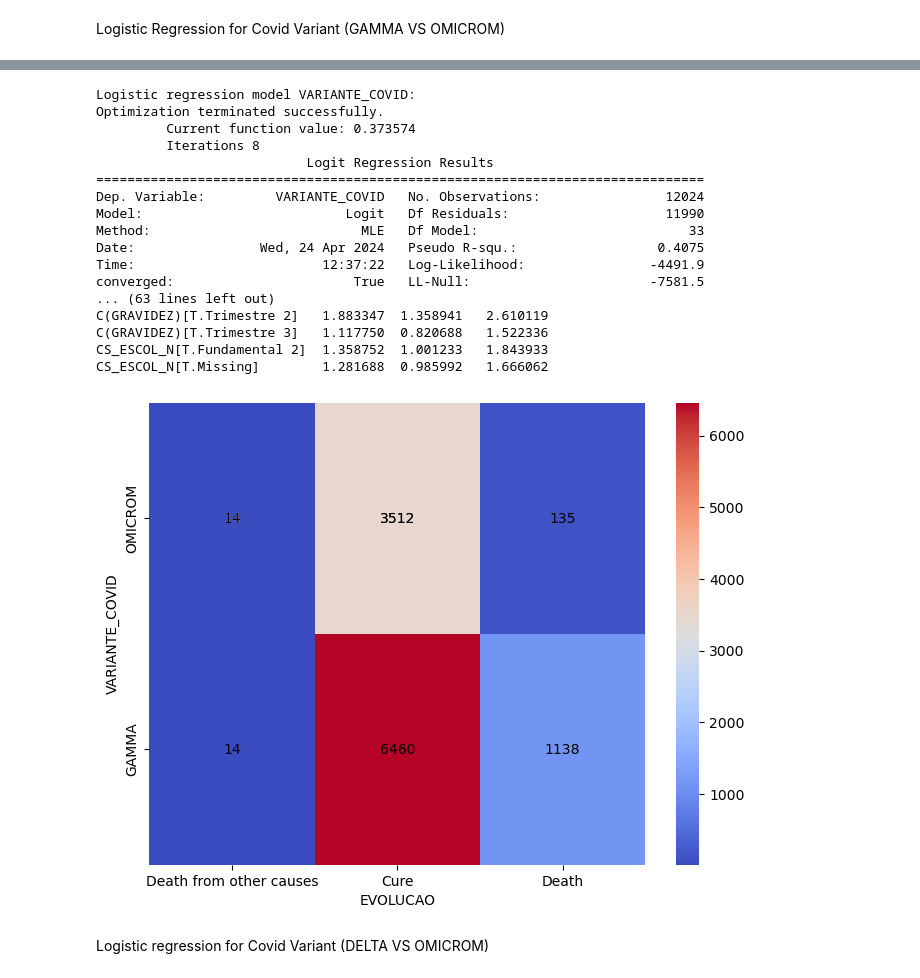
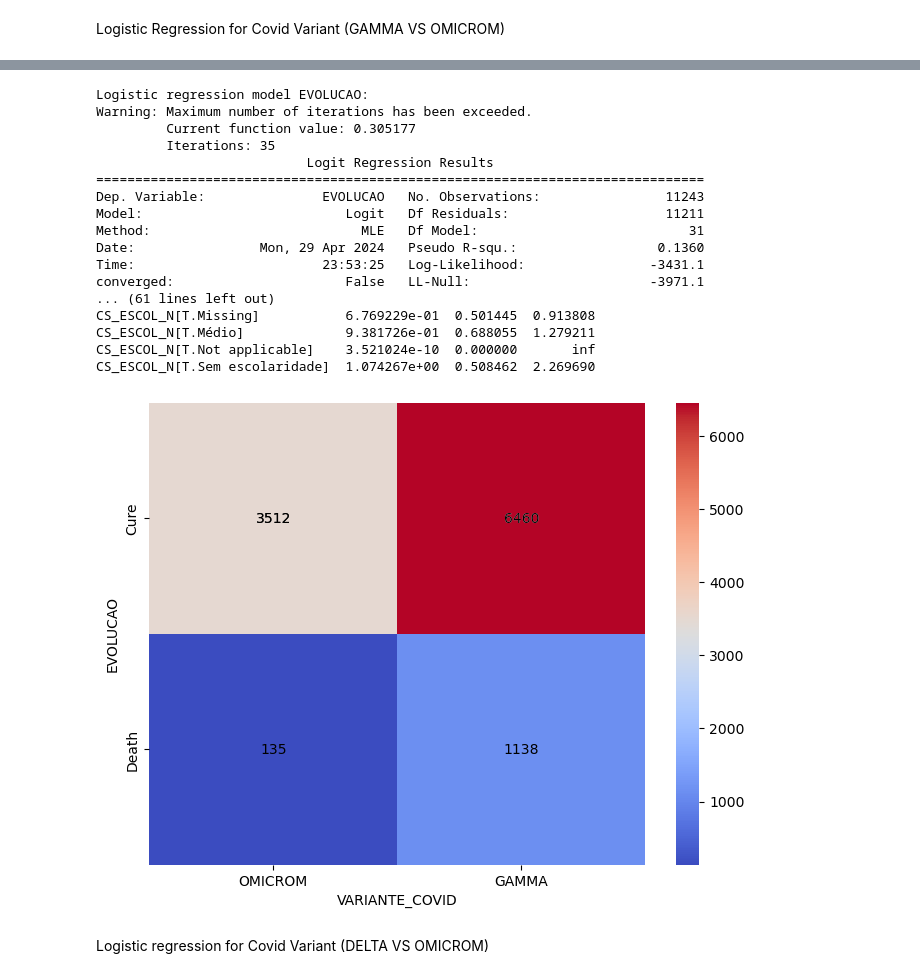
Before and after one commit to LucasTramonte/Analysis-SARS-CoV-2-variants, a Jupyter notebook: Logistic_Regression.ipynb, the cells around one changed output, grey strips where cells are left out. Drawn from its saved outputs; the diff is of its cells as text; code cells hidden in the pictures.

```diff
--- a/Logistic_Regression.ipynb
+++ b/Logistic_Regression.ipynb
@@ -93,12 +93,18 @@ df['Age_group'] = pd.cut(df['NU_IDADE_N'], bins = [0, 20, 25, 30, 35, 40, 99], i
 df['DIABETES'] = df['DIABETES'].map(DIC_DIABETES)
 df['OBESIDADE'] = df['OBESIDADE'].map(DIC_OBESIDADE)
 df['CS_ESCOL_N'] = df['CS_ESCOL_N'].map(DIC_ESCOLA)
-df['UTI'] = df['UTI'].replace({1: "True", 2: "False"}) # 1 : YES , 2 : NO
-df['EVOLUCAO'] = df['EVOLUCAO'].replace({1: 'False', 2: 'True'}) # Now we have cure = False; death = True
+#df['UTI'] = df['UTI'].replace({1: "True", 2: "False"}) # 1 : YES , 2 : NO
+df['UTI'] = df['UTI'].replace({1: 1, 2: 0}) # 1 : YES , 2 : NO
+#df['EVOLUCAO'] = df['EVOLUCAO'].replace({1: 'False', 2: 'True'}) # Now we have cure = False; death = True
+df['EVOLUCAO'] = df['EVOLUCAO'].replace({1: 0, 2: 1}) # Now we have cure = 0; death = 1
 # %% [markdown]
 # 1. Table 3: Risk estimates for adverse maternal and perinatal outcomes among COVID-19 infection laboratory-confirmed case:
 # %%
 def analyze_and_plot(response, predictor, data, iloc_start, iloc_end, variant1, variant2, covariates=None):
+
+    if response == "EVOLUCAO":
+        data = data[data["EVOLUCAO"] != 3] # ignore "Death from other causes"
+
     # Logistic regression model
     formula = f"{response} ~ {predictor}"
     if covariates:
@@ -128,11 +134,13 @@ def analyze_and_plot(response, predictor, data, iloc_start, iloc_end, variant1,
 
     # Crosstab
     crosstab = pd.crosstab(data[response], data[predictor])
-    crosstab.drop(columns="Missing", inplace=True)
-    if predictor == "UTI":
-        crosstab.rename(columns={"True": "YES", "False": "NO"}, index={1: variant1, 0: variant2}, inplace=True)
+
+    if response == "UTI":
+        #crosstab.rename(columns={"True": "YES", "False": "NO"}, index={1: variant1, 0: variant2}, inplace=True)
+        crosstab.rename(columns={1: variant1, 0: variant2}, index={1: "YES", 0: "NO"}, inplace=True)
     else:
-        crosstab.rename(columns = {"False":"Cure", "True": "Death", 3: "Death from other causes"}, index = {1: variant1, 0: variant2} ,inplace = True)
+        crosstab.rename(columns = {1: variant1, 0: variant2}, index = {0:"Cure", 1: "Death"} ,inplace = True)
+        #crosstab.rename(columns = {"False":"Cure", "True": "Death", 3 : "Death from other causes"}, index = {1: variant1, 0: variant2} ,inplace = True)
     plt.figure(figsize=(8, 6))
     ax = sn.heatmap(crosstab, annot=True, fmt="d", cmap = "coolwarm", cbar=True)
 
@@ -143,8 +151,8 @@ def analyze_and_plot(response, predictor, data, iloc_start, iloc_end, variant1,
                     ha='center', va='center', color='black', fontsize=10)
 
     #plt.title(f"Number of {response.lower()} for each variant")
-    plt.xlabel(predictor)
-    plt.ylabel("VARIANTE_COVID")
+    plt.xlabel("VARIANTE_COVID")
+    plt.ylabel(response)
     plt.show()
 # %% [markdown]
 Logistic Regression for Covid Variant (GAMMA VS OMICROM)
@@ -239,24 +276,30 @@ C(Regiao_nome)[T.Southeast]  0.989466  0.827065  1.183756
 # %%
-analyze_and_plot("VARIANTE_COVID", "EVOLUCAO",df_temp, 1 , 26 ,"GAMMA","OMICROM", "Age_group + VACINA_COV + C(Regiao_nome) + C(CS_RACA) + C(GRAVIDEZ) + CS_ESCOL_N + CARDIOPATI + OBESIDADE")
+df_temp = df.loc[df['VARIANTE_COVID'] != 2].copy() #gamma versus omicrom
+df_temp = df_temp[df_temp['EVOLUCAO'] != 'Missing']
+df_temp['EVOLUCAO'] = df_temp['EVOLUCAO'].astype(int)
+df_temp.reset_index(inplace = True, drop = True)
+df_temp['VARIANTE_COVID']=df_temp['VARIANTE_COVID'].map(DIC_GAMA_VS_OMICROM) # Gamma : 1 , Omicrom : 0
+
+analyze_and_plot("EVOLUCAO","VARIANTE_COVID",df_temp, 1 , 26 ,"GAMMA","OMICROM", "Age_group + VACINA_COV + C(Regiao_nome) + C(CS_RACA) + C(GRAVIDEZ) + CS_ESCOL_N + CARDIOPATI + OBESIDADE")
 # %% [output]
-Logistic regression model VARIANTE_COVID:
-Optimization terminated successfully.
-         Current function value: 0.373574
-         Iterations 8
+Logistic regression model EVOLUCAO:
+Warning: Maximum number of iterations has been exceeded.
+         Current function value: 0.305177
+         Iterations: 35
                            Logit Regression Results
 ==============================================================================
-Dep. Variable:         VARIANTE_COVID   No. Observations:                12024
-Model:                          Logit   Df Residuals:                    11990
-Method:                           MLE   Df Model:                           33
-Date:                Wed, 24 Apr 2024   Pseudo R-squ.:                  0.4075
-Time:                        12:37:22   Log-Likelihood:                -4491.9
-converged:                       True   LL-Null:                       -7581.5
-... (63 lines left out)
-C(GRAVIDEZ)[T.Trimestre 2]   1.883347  1.358941   2.610119
-C(GRAVIDEZ)[T.Trimestre 3]   1.117750  0.820688   1.522336
-CS_ESCOL_N[T.Fundamental 2]  1.358752  1.001233   1.843933
-CS_ESCOL_N[T.Missing]        1.281688  0.985992   1.666062
+Dep. Variable:               EVOLUCAO   No. Observations:                11243
+Model:                          Logit   Df Residuals:                    11211
+Method:                           MLE   Df Model:                           31
+Date:                Mon, 29 Apr 2024   Pseudo R-squ.:                  0.1360
+Time:                        23:53:25   Log-Likelihood:                -3431.1
+converged:                      False   LL-Null:                       -3971.1
+... (61 lines left out)
+CS_ESCOL_N[T.Missing]           6.769229e-01  0.501445  0.913808
+CS_ESCOL_N[T.Médio]             9.381726e-01  0.688055  1.279211
+CS_ESCOL_N[T.Not applicable]    3.521024e-10  0.000000       inf
+CS_ESCOL_N[T.Sem escolaridade]  1.074267e+00  0.508462  2.269690
-[figure, old version]
+[figure, new version]
 # %% [markdown]
 Logistic regression for Covid Variant (DELTA VS OMICROM)
 # %%
```
Also changed, not shown: parts of 38 cells of this notebook.
